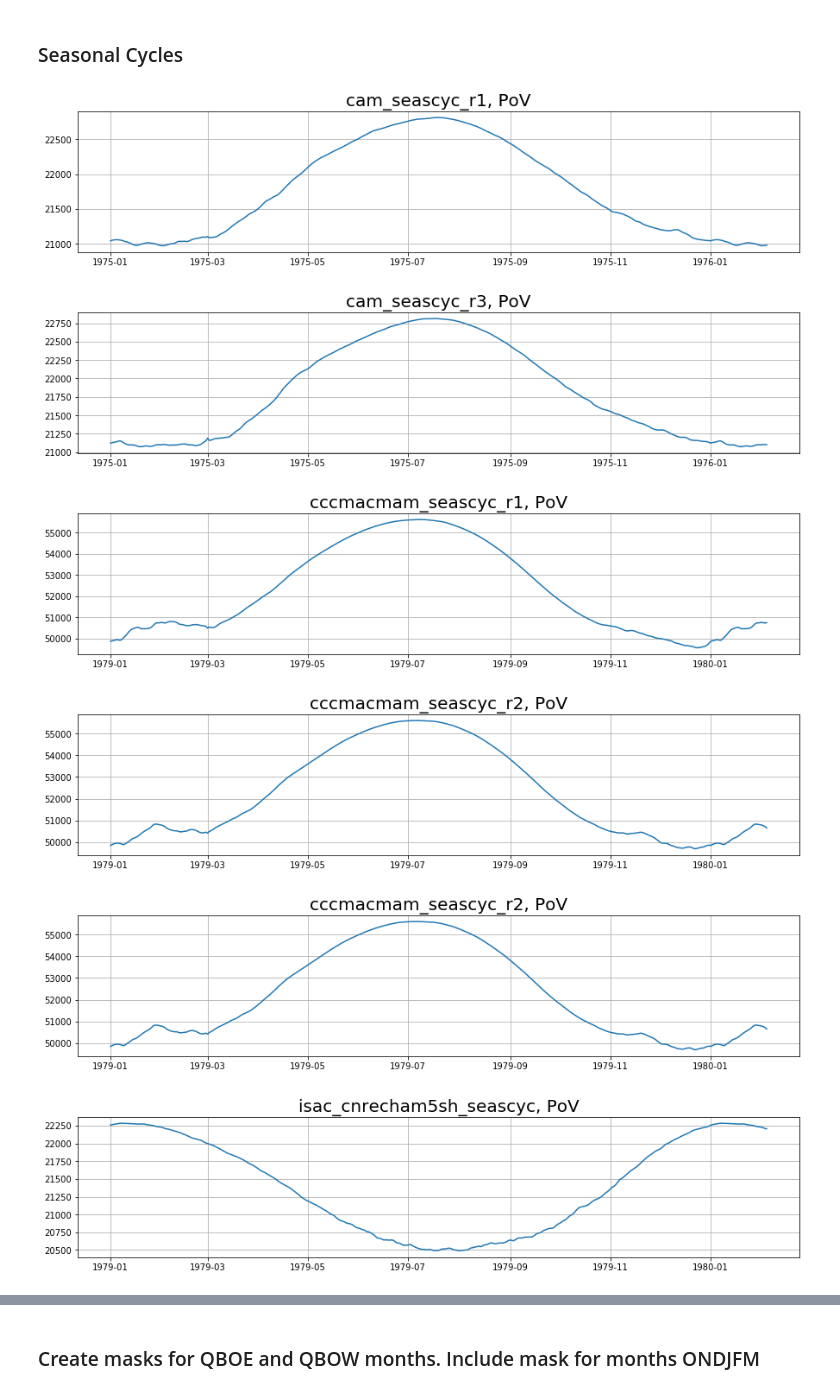
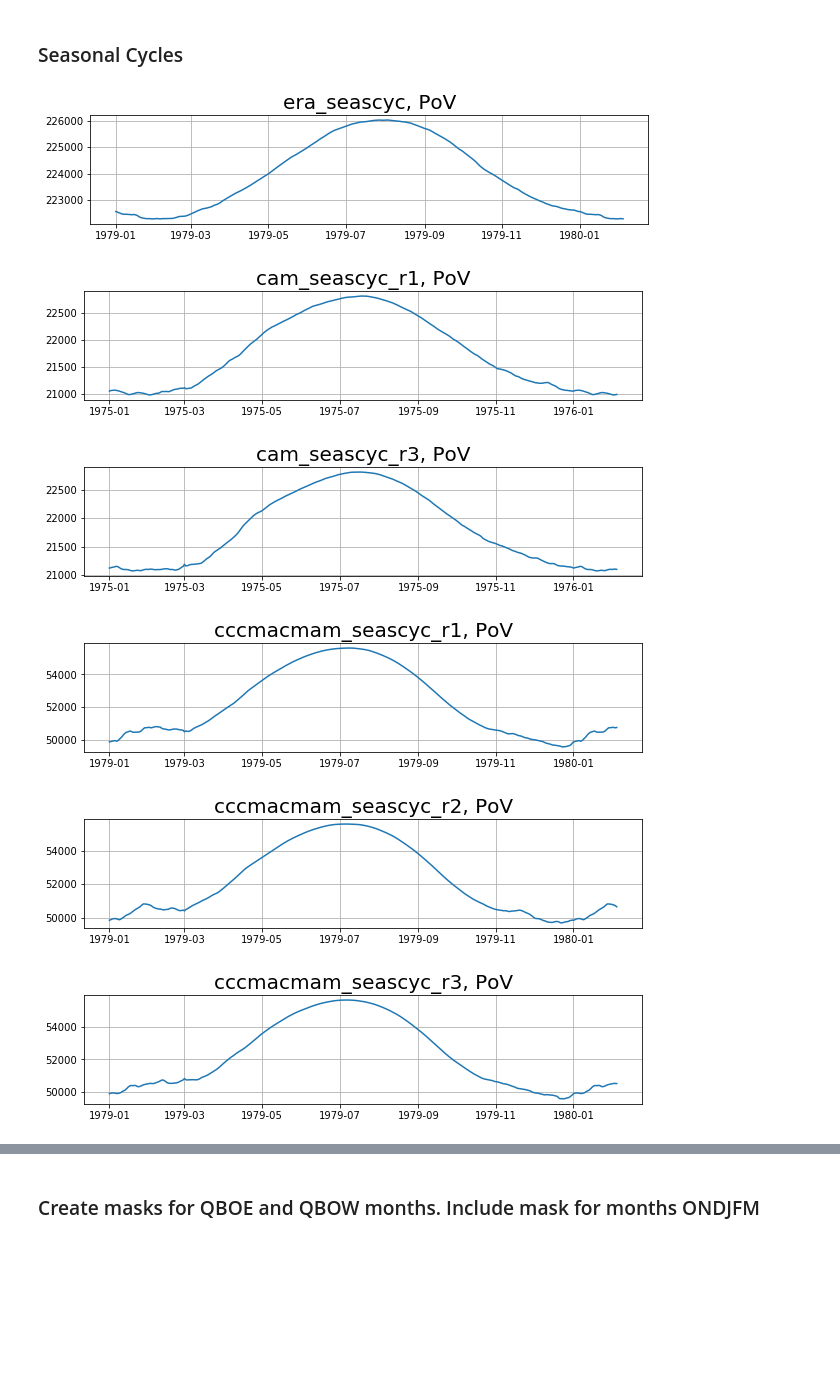
Before and after one commit to nltyrrell/qboicen_ipynb, a Jupyter notebook: ensemble_QBOi_CEN_Exp1_day.ipynb, the cells around one changed output, grey strips where cells are left out. Saved outputs shown, nothing was run; the diff lists cells and outputs as text; code cells hidden in the pictures; blank space fills up the shorter version.

```diff
--- a/ensemble_QBOi_CEN_Exp1_day.ipynb
+++ b/ensemble_QBOi_CEN_Exp1_day.ipynb
@@ -249,7 +282,8 @@ mirocmiroc_esm_abs_week_r3 = weekmean(mirocmiroc_esm_r3)
 
 View EOF pattern to see sign. If the blob around 40-50N is negative, then the NAO index must be multiplied by -1
 # %%
-mlist = [['CAM','r1i1p1'],['CAM','r2i1p1'],['CAM','r3i1p1'],
+mlist = [['erai','r1'],
+         ['CAM','r1i1p1'],['CAM','r2i1p1'],['CAM','r3i1p1'],
          ['CCCmaCMAM','r1i1p1'],['CCCmaCMAM','r2i1p1'],['CCCmaCMAM','r3i1p1'],
          ['ISAC-CNRECHAM5sh','r1i1p1'],
          ['MIROCMIROC-ESM','r1i1p1'],['MIROCMIROC-ESM','r2i1p1'],['MIROCMIROC-ESM','r3i1p1'],
@@ -284,27 +318,29 @@ for j, m in enumerate(mlist):
 #mlist = ['CAM', 'ISAC-CNRECHAM5sh', 'MIROCMIROC-AGCM', 'MIROCMIROC-ESM', 'MOHCUMGA7', 'WACCM', 'YonseiHadGEM2-A', 'YonseiHadGEM2-AC']
 vlist = ['PoV','v_flux','EA-tas','BK-SIC','Sib-SLP','Ural-SLP']
 
-mods = [cam_seascyc_r1,cam_seascyc_r3,
-        cccmacmam_seascyc_r1,cccmacmam_seascyc_r2,cccmacmam_seascyc_r2,
+mods = [era_seascyc,
+        cam_seascyc_r1,cam_seascyc_r3,
+        cccmacmam_seascyc_r1,cccmacmam_seascyc_r2,cccmacmam_seascyc_r3,
         isac_cnrecham5sh_seascyc,
         mirocmiroc_agcm_seascyc,
         mirocmiroc_esm_seascyc_r1, mirocmiroc_esm_seascyc_r2, mirocmiroc_esm_seascyc_r3]
-mod_name = ["cam_seascyc_r1","cam_seascyc_r3",
-        "cccmacmam_seascyc_r1","cccmacmam_seascyc_r2","cccmacmam_seascyc_r2",
+mod_name = ["era_seascyc",
+            "cam_seascyc_r1","cam_seascyc_r3",
+        "cccmacmam_seascyc_r1","cccmacmam_seascyc_r2","cccmacmam_seascyc_r3",
         "isac_cnrecham5sh_seascyc",
         "mirocmiroc_agcm_seascyc",
         "mirocmiroc_esm_seascyc_r1"," mirocmiroc_esm_seascyc_r2"," mirocmiroc_esm_seascyc_r3"]
 # %%
 for v in vlist:
     for mn, m in enumerate(mods):
-        plt.figure(figsize=(15,3))
+        plt.figure(figsize=(10,2))
         plt.plot(pd.to_datetime(m.index)[0:400],m[v][0:400])
         plt.title(mod_name[mn]+", "+v,size=20)
         plt.grid('on')
 # %% [output]
-[figure, old version]
+[figure, new version]
-[figure, old version]
+[figure, new version]
-[figure, old version]
+[figure, new version]
-[figure, old version]
+[figure, new version]
-[figure, old version]
+[figure, new version]
-[figure, old version]
+[figure, new version]
```
Also changed, not shown: parts of 5 cells of this notebook.
